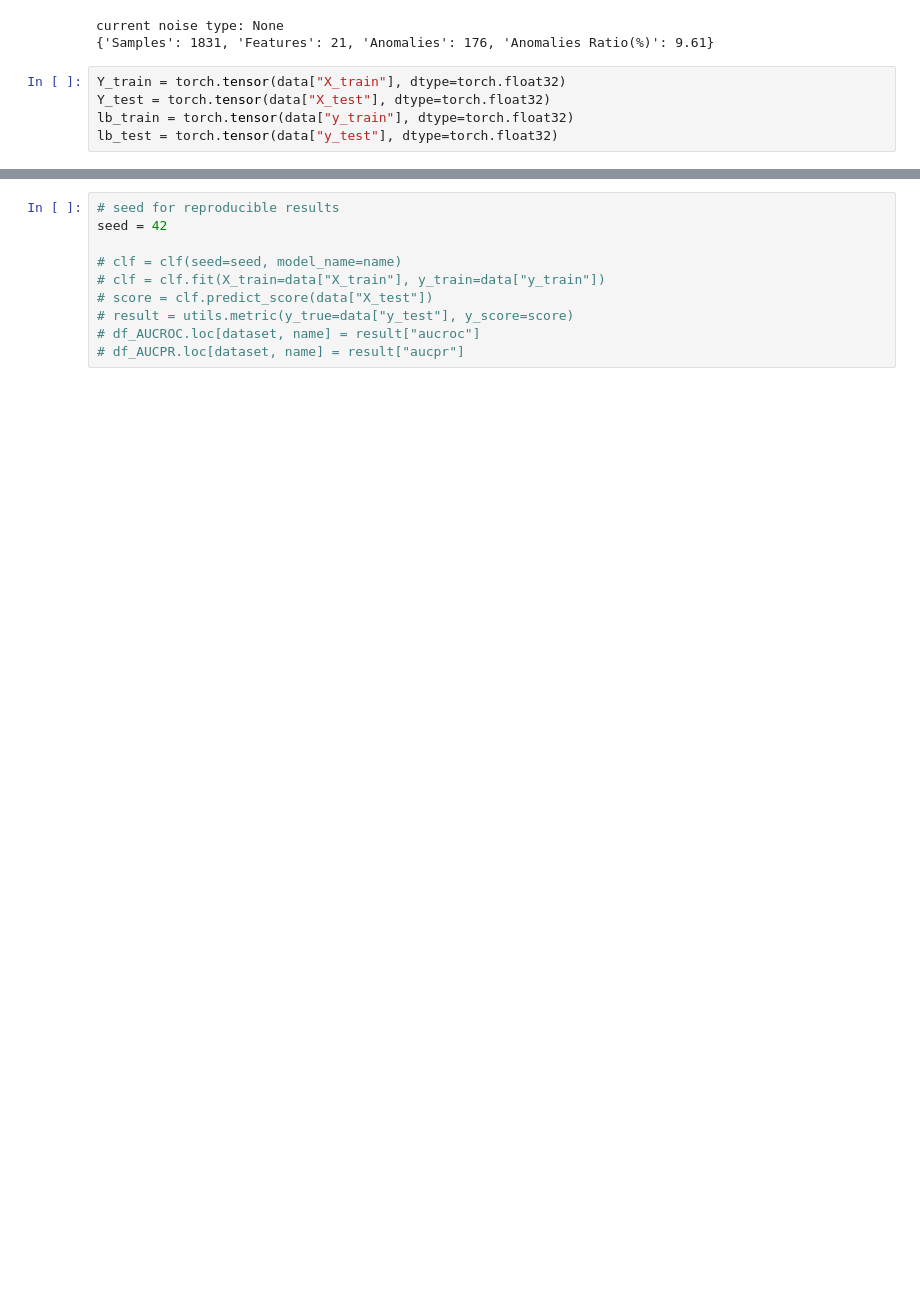
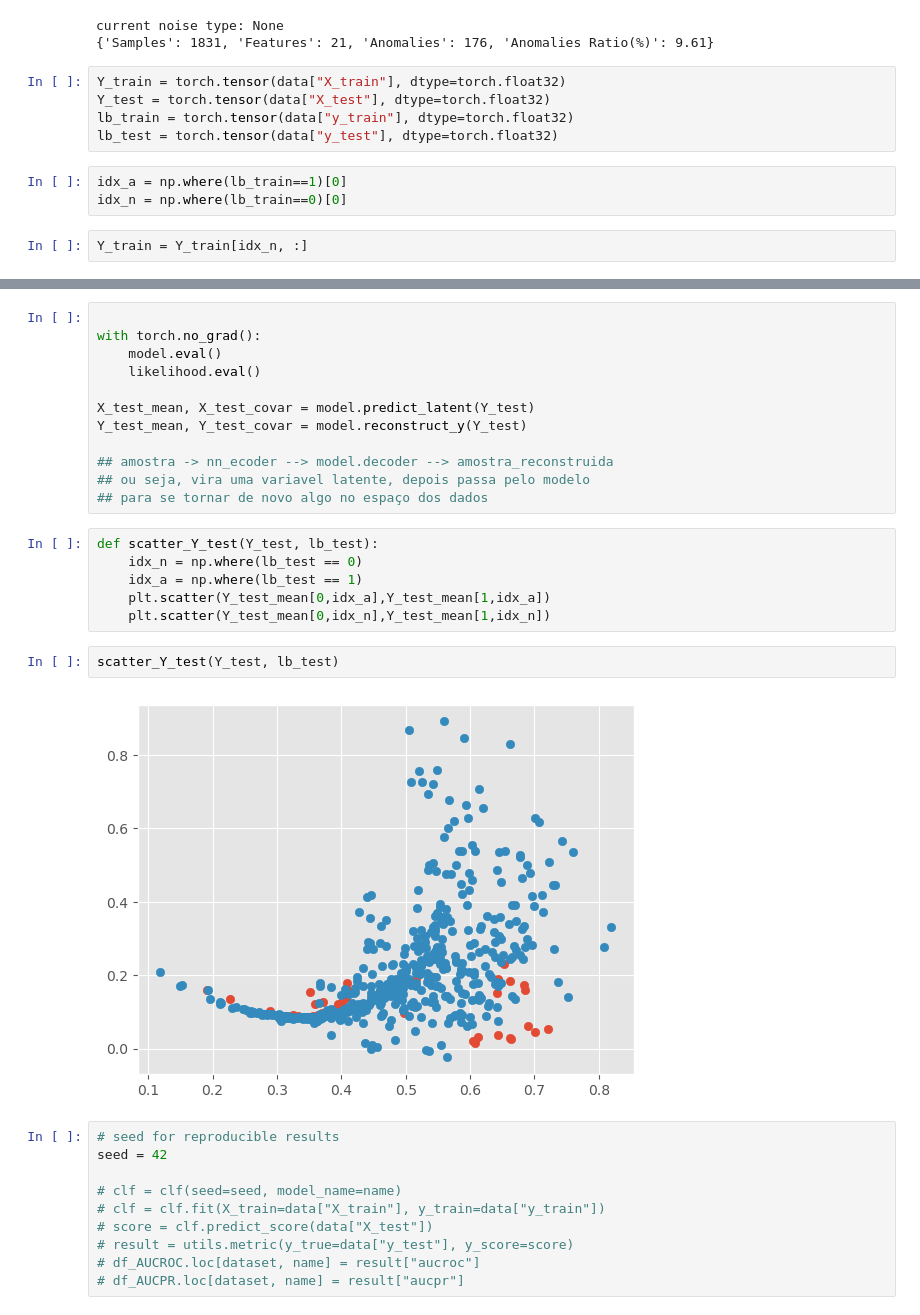
Before and after one commit to davinavarro/OE-GPLVM, a Jupyter notebook: demo-oegplvm.ipynb, the cells around one changed output, grey strips where cells are left out. Cells and saved outputs as stored; diff of their text form; blank space fills up the shorter version.

```diff
--- a/demo-oegplvm.ipynb
+++ b/demo-oegplvm.ipynb
@@ -52,6 +47,11 @@ Y_train = torch.tensor(data["X_train"], dtype=torch.float32)
 Y_test = torch.tensor(data["X_test"], dtype=torch.float32)
 lb_train = torch.tensor(data["y_train"], dtype=torch.float32)
 lb_test = torch.tensor(data["y_test"], dtype=torch.float32)
+# %%
+idx_a = np.where(lb_train==1)[0]
+idx_n = np.where(lb_train==0)[0]
+# %%
+Y_train = Y_train[idx_n, :]
 # %%
 model_dict = {}
 noise_trace_dict = {}
@@ -142,3 +132,25 @@ tensor([[6.0292, 6.3327, 5.0857, 6.7409, 6.3645, 6.6146, 6.7276, 6.6456, 6.5102,
+# %%
+
+with torch.no_grad():
+    model.eval()
+    likelihood.eval()
+
+X_test_mean, X_test_covar = model.predict_latent(Y_test)
+Y_test_mean, Y_test_covar = model.reconstruct_y(Y_test)
+
+## amostra -> nn_ecoder --> model.decoder --> amostra_reconstruida
+## ou seja, vira uma variavel latente, depois passa pelo modelo
+## para se tornar de novo algo no espaço dos dados
+# %%
+def scatter_Y_test(Y_test, lb_test):
+    idx_n = np.where(lb_test == 0)
+    idx_a = np.where(lb_test == 1)
+    plt.scatter(Y_test_mean[0,idx_a],Y_test_mean[1,idx_a])
+    plt.scatter(Y_test_mean[0,idx_n],Y_test_mean[1,idx_n])
+# %%
+scatter_Y_test(Y_test, lb_test)
+# %% [output]
+[figure, added]
 # %%
 # seed for reproducible results
 seed = 42
```
Also changed, not shown: parts of 3 cells of this notebook, 5 other files.
